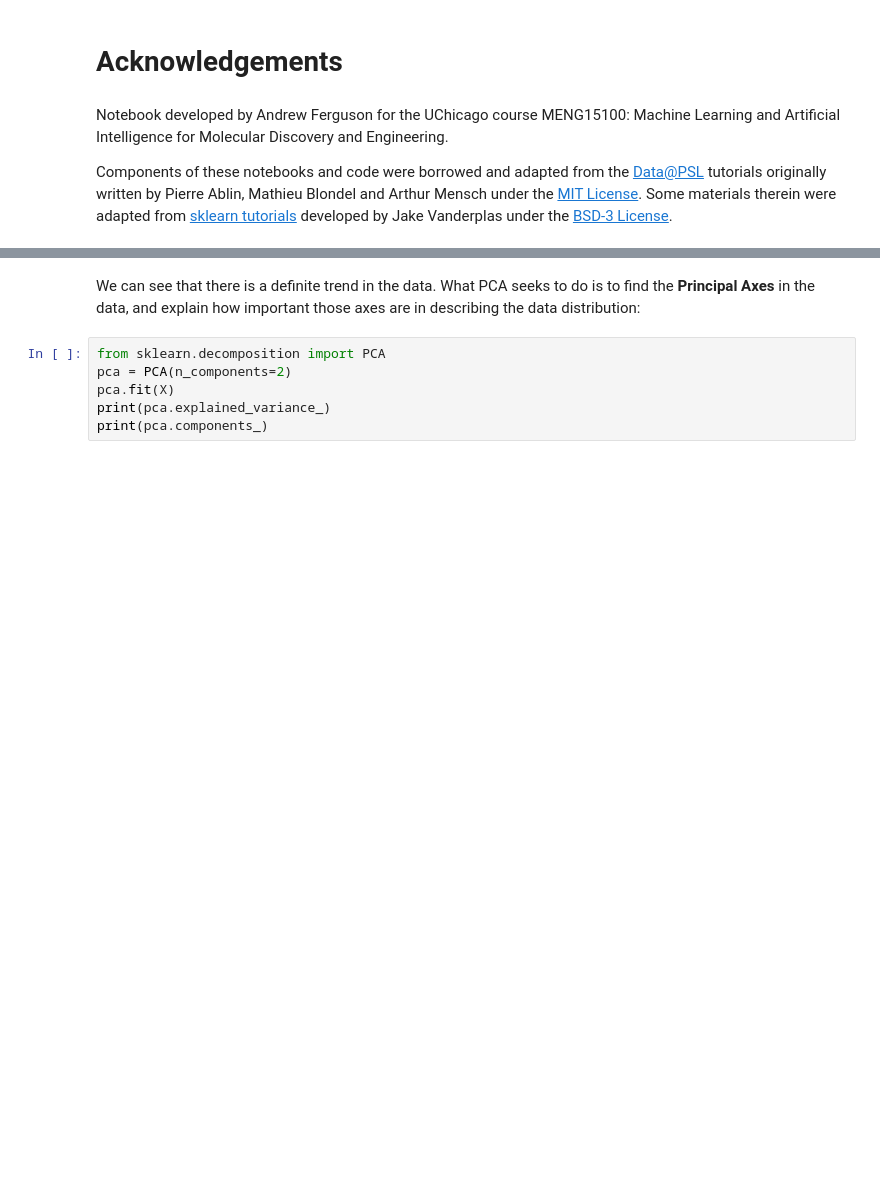
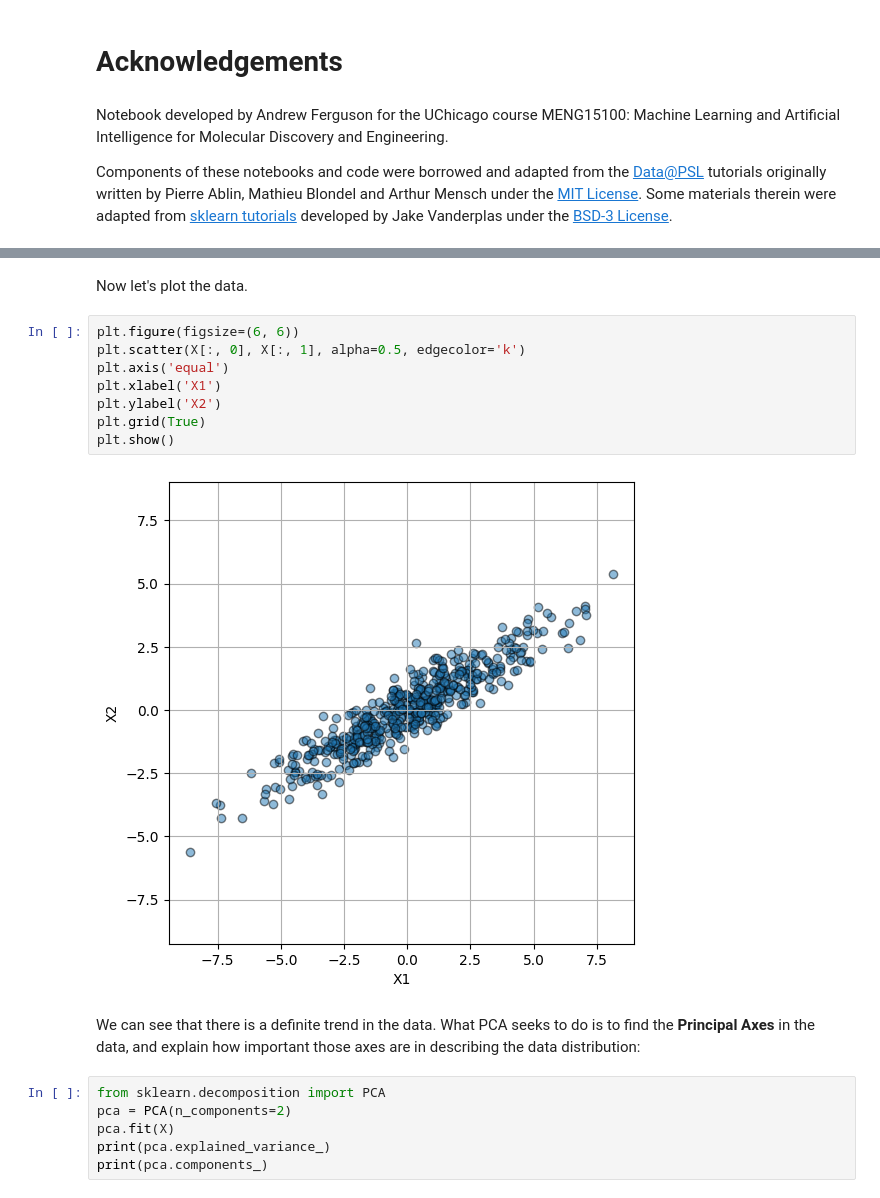
Before and after one commit to SorenKyhl/MENG15100, a Jupyter notebook: notebooks/M4/dimred_cluster.ipynb, the cells around one changed output, grey strips where cells are left out. Saved outputs shown, nothing was run; the diff lists cells and outputs as text; blank space fills up the shorter version.

```diff
--- a/notebooks/M4/dimred_cluster.ipynb
+++ b/notebooks/M4/dimred_cluster.ipynb
@@ -41,3 +42,15 @@ plt.axis('equal');
+# %% [markdown]
+Now let's plot the data.
+# %%
+plt.figure(figsize=(6, 6))
+plt.scatter(X[:, 0], X[:, 1], alpha=0.5, edgecolor='k')
+plt.axis('equal')
+plt.xlabel('X1')
+plt.ylabel('X2')
+plt.grid(True)
+plt.show()
+# %% [output]
+[figure, added]
 # %% [markdown]
 We can see that there is a definite trend in the data. What PCA seeks to do is to find the **Principal Axes** in the data, and explain how important those axes are in describing the data distribution:
 # %%
```
Also changed, not shown: parts of 12 cells of this notebook.
